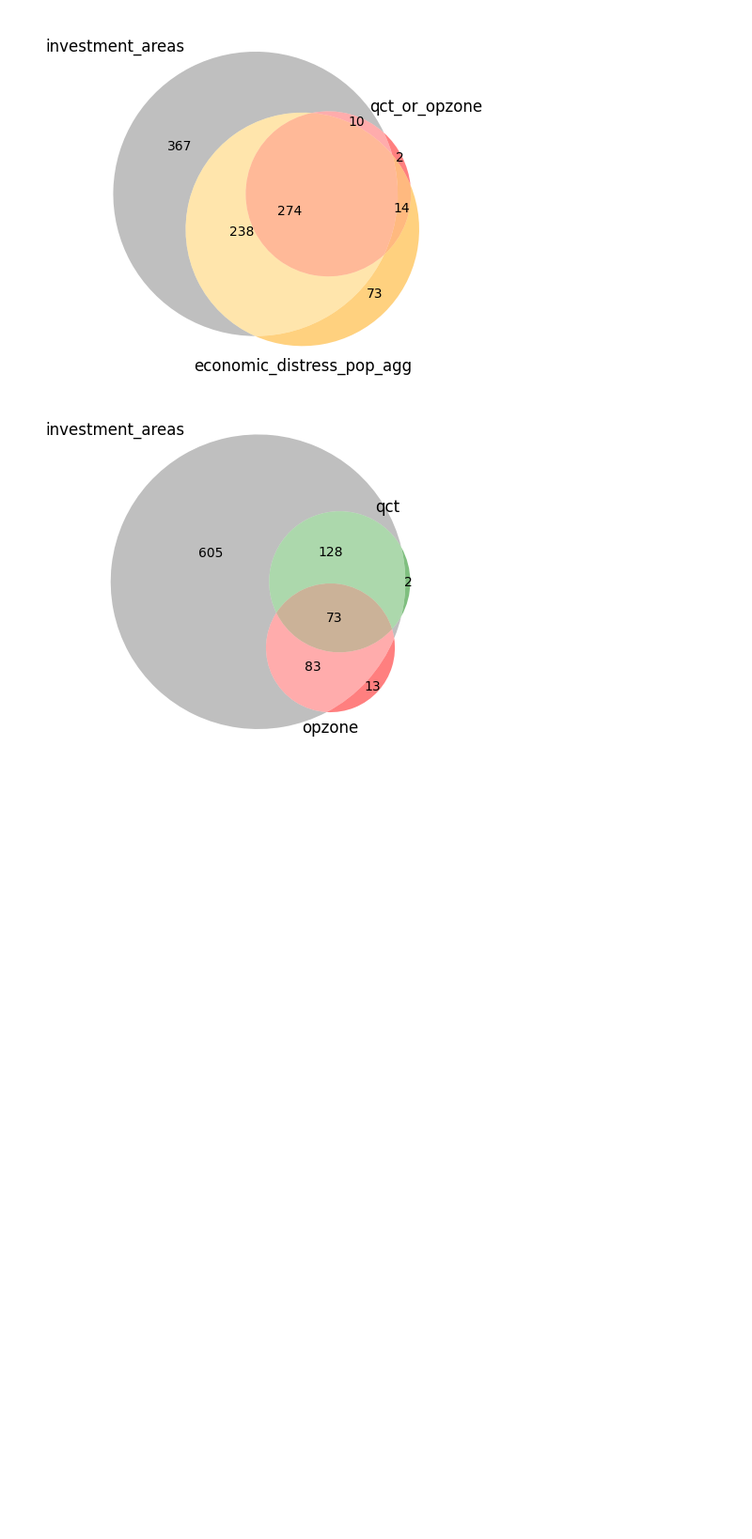
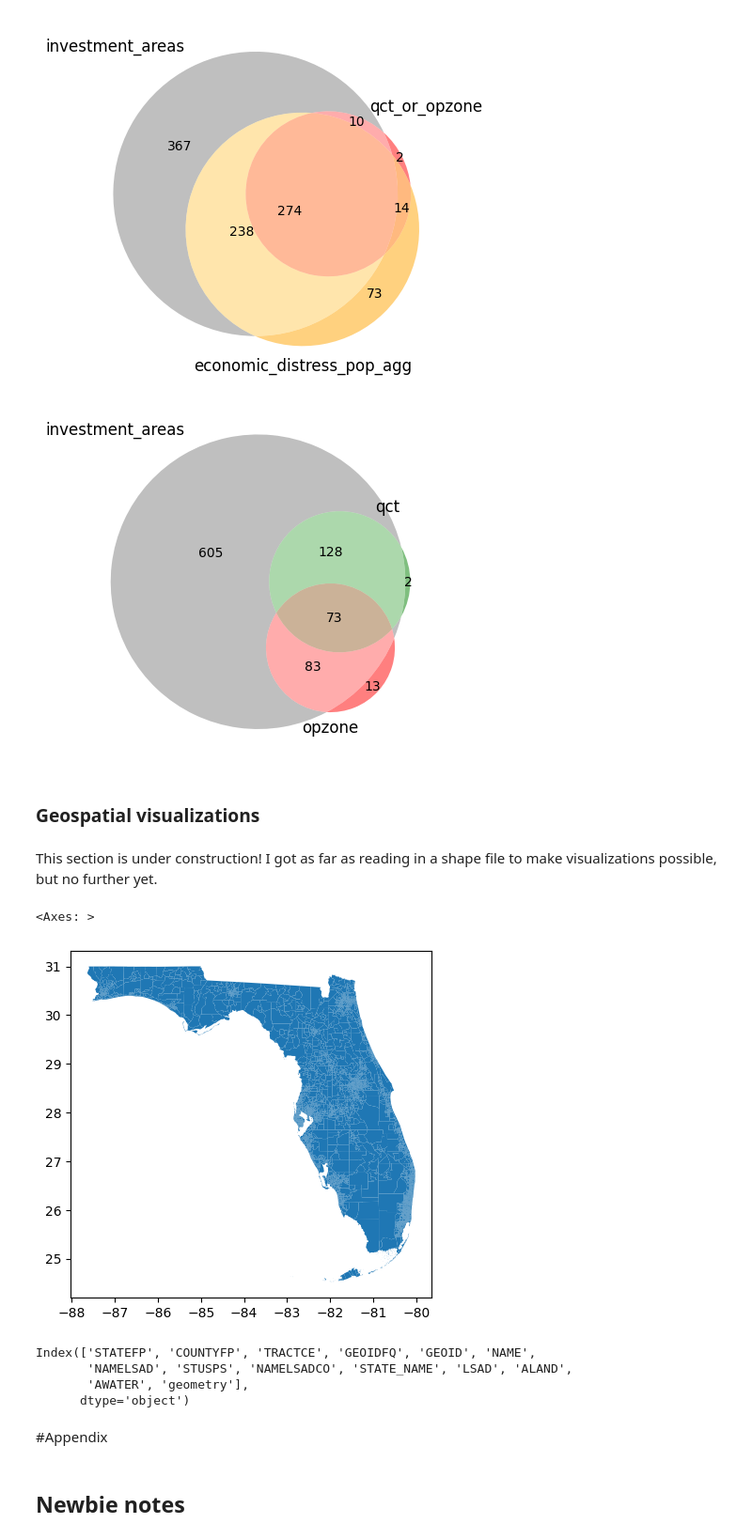
Before and after one commit to datakind/datakit-housing-fall-2024, a Jupyter notebook: challenge-3/DataKindHousingChallengeColab.ipynb, the cells around one changed output. Shown at 94% size. Cells and saved outputs as stored; diff of their text form; code cells hidden in the pictures; blank space fills up the shorter version.

```diff
--- a/challenge-3/DataKindHousingChallengeColab.ipynb
+++ b/challenge-3/DataKindHousingChallengeColab.ipynb
@@ -164,3 +213,28 @@ venn3((setI,setQ,setOP),('investment_areas','qct','opzone'),set_colors=("grey","
 plt.show()
 # %% [output]
 [figure]
+# %% [markdown]
+### Geospatial visualizations
+# %% [markdown]
+This section is under construction!  I got as far as reading in a shape file to make visualizations possible, but no further yet.
+# %%
+# perhaps I should be using 2020 or 2022 data instead? Not sure
+
+url="https://github.com/kodiakpony/datakit-housing-fall-2024/raw/refs/heads/main/challenge-3/cb_2023_12_tract_500k.zip"
+gdf = gpd.read_file(url)
+# %%
+gdf.plot()
+# %% [output]
+<Axes: >
+[figure, added]
+# %%
+gdf.columns
+# %% [output]
+Index(['STATEFP', 'COUNTYFP', 'TRACTCE', 'GEOIDFQ', 'GEOID', 'NAME',
+       'NAMELSAD', 'STUSPS', 'NAMELSADCO', 'STATE_NAME', 'LSAD', 'ALAND',
+       'AWATER', 'geometry'],
+      dtype='object')
+# %% [markdown]
+#Appendix
+# %% [markdown]
+## Newbie notes
```
Also changed, not shown: parts of 23 cells of this notebook.
